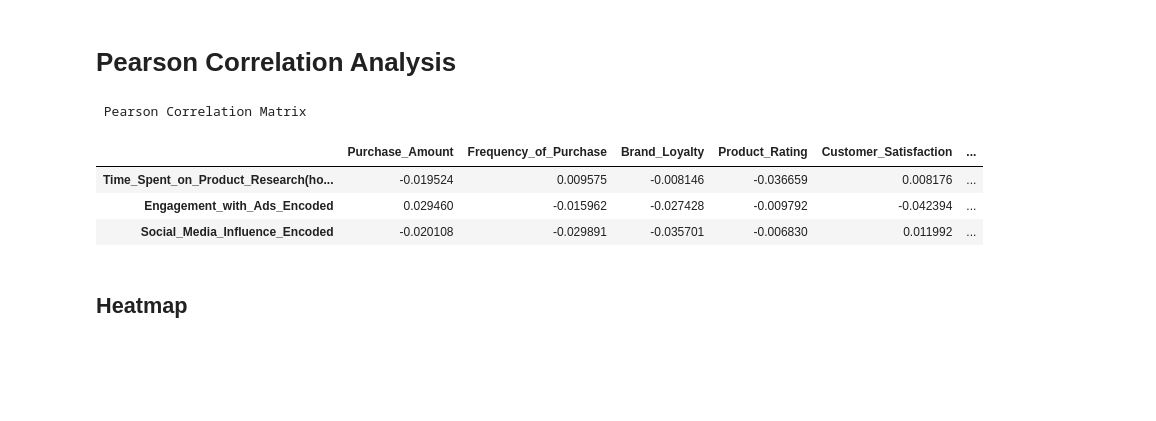
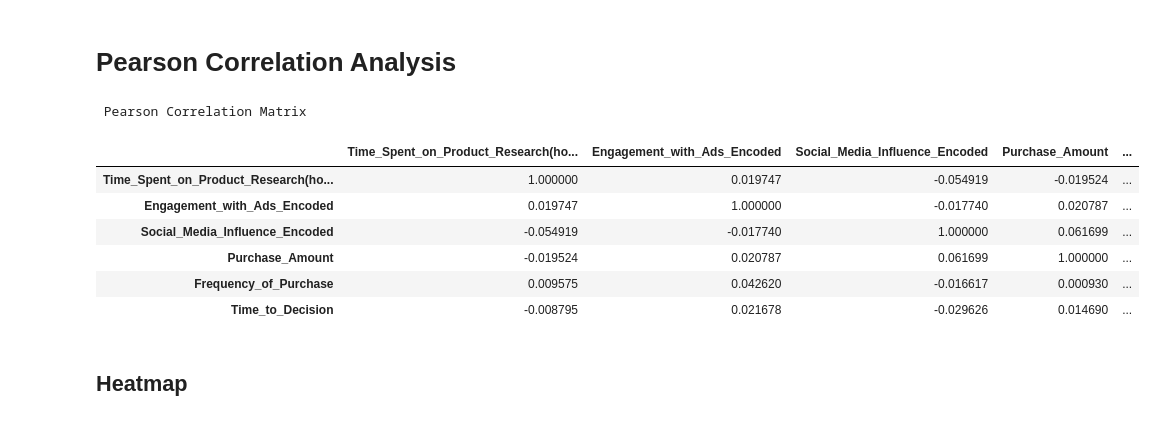
Before and after one commit to cwjng/si671-final-project, a Jupyter notebook: ad_correlation_analysis.ipynb, the cells around one changed output. Drawn from its saved outputs; the diff is of its cells as text; code cells hidden in the pictures; blank space fills up the shorter version.

```diff
--- a/ad_correlation_analysis.ipynb
+++ b/ad_correlation_analysis.ipynb
@@ -72,23 +88,19 @@ purchase_features_categorical = ['Purchase_Category', 'Shipping_Preference', 'Pa
 # %% [markdown]
 # Pearson Correlation Analysis
-# %%
-pearson_df = pd.DataFrame(index=ad_features_numeric, columns=purchase_features_numeric)
-
-for ad_var in ad_features_numeric:
-    for purchase_var in purchase_features_numeric:
-        subset = df[[ad_var, purchase_var]].dropna()
-        pearson_df.loc[ad_var, purchase_var] = pearsonr(subset[ad_var], subset[purchase_var])[0]
-
-pearson_df = pearson_df.astype(float)
-
-print("\n Pearson Correlation Matrix")
-pearson_df
-# %% [output]
- Pearson Correlation Matrix
-|  | Purchase_Amount | Frequency_of_Purchase | Brand_Loyalty | Product_Rating | Customer_Satisfaction | ... |
-| Time_Spent_on_Product_Research(ho... | -0.019524 | 0.009575 | -0.008146 | -0.036659 | 0.008176 | ... |
-| Engagement_with_Ads_Encoded | 0.029460 | -0.015962 | -0.027428 | -0.009792 | -0.042394 | ... |
-| Social_Media_Influence_Encoded | -0.020108 | -0.029891 | -0.035701 | -0.006830 | 0.011992 | ... |
+# %%
+pearson_df = df[ad_features_numeric + purchase_features_numeric].corr(method='pearson')
+
+print("Pearson Correlation Matrix")
+pearson_df
+# %% [output]
+ Pearson Correlation Matrix
+|  | Time_Spent_on_Product_Research(ho... | Engagement_with_Ads_Encoded | Social_Media_Influence_Encoded | Purchase_Amount | ... |
+| Time_Spent_on_Product_Research(ho... | 1.000000 | 0.019747 | -0.054919 | -0.019524 | ... |
+| Engagement_with_Ads_Encoded | 0.019747 | 1.000000 | -0.017740 | 0.020787 | ... |
+| Social_Media_Influence_Encoded | -0.054919 | -0.017740 | 1.000000 | 0.061699 | ... |
+| Purchase_Amount | -0.019524 | 0.020787 | 0.061699 | 1.000000 | ... |
+| Frequency_of_Purchase | 0.009575 | 0.042620 | -0.016617 | 0.000930 | ... |
+| Time_to_Decision | -0.008795 | 0.021678 | -0.029626 | 0.014690 | ... |
 # %% [markdown]
 ## Heatmap
 # %%
```
Also changed, not shown: parts of 15 cells of this notebook.
